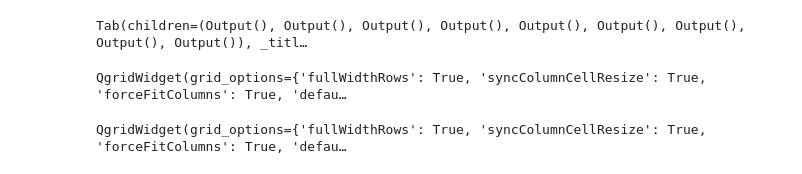
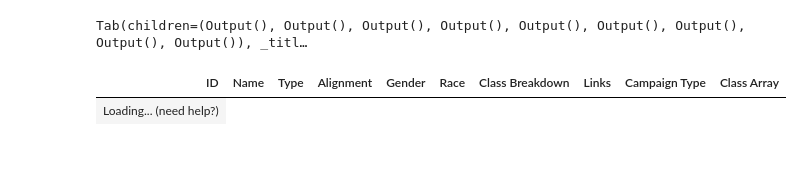
Before and after one commit to flashkid10/my-binder, a Jupyter notebook: Display_Main.ipynb, the cells around one changed output. Saved outputs shown, nothing was run; the diff lists cells and outputs as text; code cells hidden in the pictures.

```diff
--- a/Display_Main.ipynb
+++ b/Display_Main.ipynb
@@ -63,15 +68,8 @@ for TI in Tab_Info:
 display(tab)
 # %% [output]
 Tab(children=(Output(), Output(), Output(), Output(), Output(), Output(), Output(), Output(), Output()), _titl…
-# %%
-import qgrid
-import pandas
-qgrid.show_grid(Table_Character)
-# %% [output]
-QgridWidget(grid_options={'fullWidthRows': True, 'syncColumnCellResize': True, 'forceFitColumns': True, 'defau…
-# %%
-import qgrid as qg
-import pandas
-qg.show_grid(Table_Character)
-# %% [output]
-QgridWidget(grid_options={'fullWidthRows': True, 'syncColumnCellResize': True, 'forceFitColumns': True, 'defau…
+# %%
+Table_Character
+# %% [output]
+| ID | Name | Type | Alignment | Gender | Race | Class Breakdown | Links | Campaign Type | Class Array |
+| Loading... (need help?) |
```
Also changed, not shown: parts of 1 cell of this notebook.
